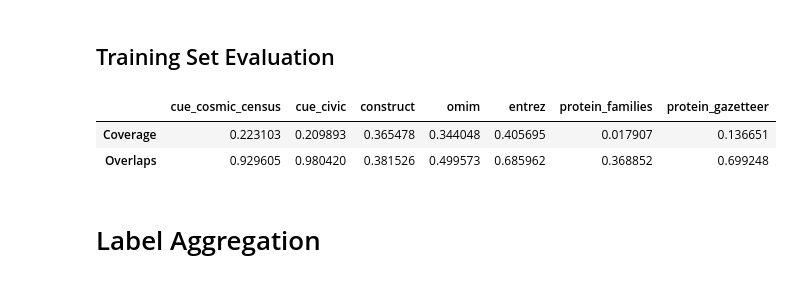
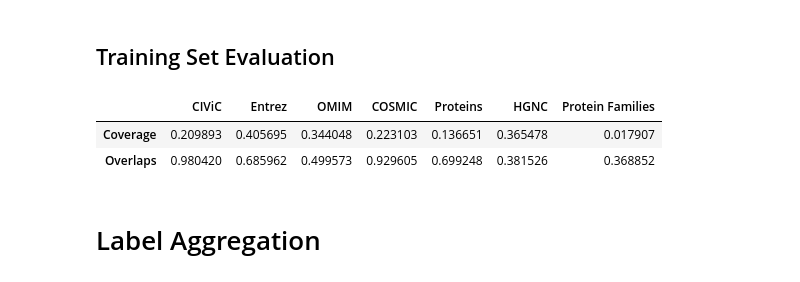
Before and after one commit to hpi-dhc/ggponc_molecular, a Jupyter notebook: WeakSupervision.ipynb, the cells around one changed output. Cells and saved outputs as stored; diff of their text form; code cells hidden in the pictures.

```diff
--- a/WeakSupervision.ipynb
+++ b/WeakSupervision.ipynb
@@ -157,9 +181,9 @@ trie = Trie()
 for term in terms:
     trie.add([t.text for t in nlp(term)])
 
-protein_gazetteer = GazetteerAnnotator('protein_gazetteer', tries = {'Gene or Protein' : trie })
+lf_protein_gazetteer = GazetteerAnnotator('Proteins', tries = {'Gene or Protein' : trie })
 
 doc = nlp("PD-L1")
-protein_gazetteer(doc)
+lf_protein_gazetteer(doc)
 doc.spans
 # %% [output]
@@ -218,5 +195,5 @@ cue_cosmic_census = heuristics.FunctionAnnotator("cue_cosmic_census", cosmic)
 # %%
-def structure(doc):
+def hgnc_fn(doc):
     for tok in doc:
         if re.search(r"[a-zA-Z]{4}\d{2}", tok.text) or re.search(r"[a-zA-Z]{5}\d{1}", tok.text)\
         or re.search(r"[a-zA-Z]{4}\d{1}", tok.text) or re.search(r"[A-Z]{5}\d{1}", tok.text)\
@@ -228,4 +205,4 @@ def structure(doc):
         or re.search(r"[A-Z]{3}\d{1}", tok.text) or re.search(r"[A-Z]{2}\d{2}", tok.text)\
         or re.search(r"^CK.", tok.text) or re.search(r"^PD-..", tok.text) or re.search(r"^PS[MA|A]", tok.text) or tok.text.lower in CIVIC_variants_lower:
             yield tok.i, tok.i+1, "Gene or Protein"
-construct = heuristics.FunctionAnnotator("construct", structure)
+lf_hgnc = heuristics.FunctionAnnotator("HGNC", hgnc_fn)
@@ -231,0 +211,22 @@ construct = heuristics.FunctionAnnotator("construct", structure)
+# %%
+protein_matcher = Matcher(nlp.vocab)
+patterns = []
+
+for suffix in ['[A-Z]*[Kk]inase[n]?$', '[A-Z]+[rR]ezeptor(en|s)?$', '^(RAS|ras)$']:
+    p = [{'TEXT' : { 'REGEX' : suffix}}]
+    patterns.append(p)
+    for _ in range(0, 3): # Consider also combinations like Rezepter-Tyrosinkinasen
+        p = [{'IS_ALPHA' : True}, {'lower' : '-'}] + p
+        patterns.append(p)
+protein_matcher.add('protein', patterns[-1::-1])
+
+def protein_families_fn(doc):
+    matches = protein_matcher(doc)
+    if matches:
+        # Keep longest matches only
+        spans = [doc[start:end] for _, start, end in matches]
+        spans = spacy.util.filter_spans(spans)
+        for s in spans:
+            yield s.start, s.end, 'Gene or Protein'
+
+lf_protein_families = heuristics.FunctionAnnotator("Protein Families", protein_families_fn)
@@ -242,7 +247,7 @@ print(len(union_db))
 # %% [markdown]
 We define a list of labelling functions which we want to deploy onto our textual input. Every row in our dataframe is subject to examination. Those listed here was the best performing allocation from ca. 30 labelling functions.
 # %%
-lfs = [construct, cue_civic, omim, cue_cosmic_census, entrez, protein_gazetteer, protein_families]
+lfs = [lf_civic, lf_entrez, lf_omim, lf_cosmic, lf_protein_gazetteer, lf_hgnc, lf_protein_families]
 
 #For Quick Run with Random Sentences!
 #random_files = files_df.sample(n = 10000)
@@ -273,14 +278,14 @@ len(docs), len(filtered_sentence_df)
 # %%
 from skweak.analysis import LFAnalysis
 
 lfa = LFAnalysis(docs, ['Gene or Protein'])
 cov = lfa.lf_coverages().rename(index={'Gene or Protein' : 'Coverage'})
 overlap = lfa.lf_overlaps().rename(index={'Gene or Protein' : 'Overlaps'})
-pd.concat([cov, overlap])
+pd.concat([cov, overlap])[[lf.name for lf in lfs]]
 # %% [output]
-|  | cue_cosmic_census | cue_civic | construct | omim | entrez | protein_families | protein_gazetteer |
-| Coverage | 0.223103 | 0.209893 | 0.365478 | 0.344048 | 0.405695 | 0.017907 | 0.136651 |
-| Overlaps | 0.929605 | 0.980420 | 0.381526 | 0.499573 | 0.685962 | 0.368852 | 0.699248 |
+|  | CIViC | Entrez | OMIM | COSMIC | Proteins | HGNC | Protein Families |
+| Coverage | 0.209893 | 0.405695 | 0.344048 | 0.223103 | 0.136651 | 0.365478 | 0.017907 |
+| Overlaps | 0.980420 | 0.685962 | 0.499573 | 0.929605 | 0.699248 | 0.381526 | 0.368852 |
 # %% [markdown]
 # Label Aggregation
 # %%
```
Also changed, not shown: parts of 36 cells of this notebook.
